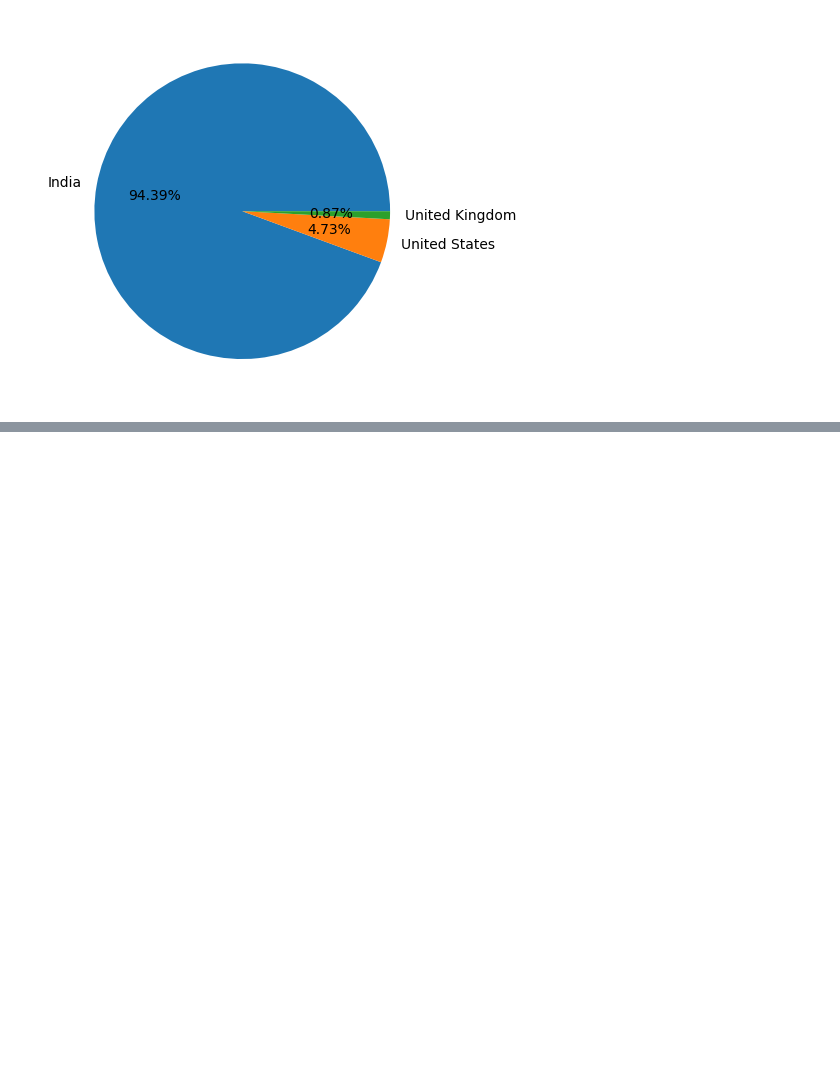
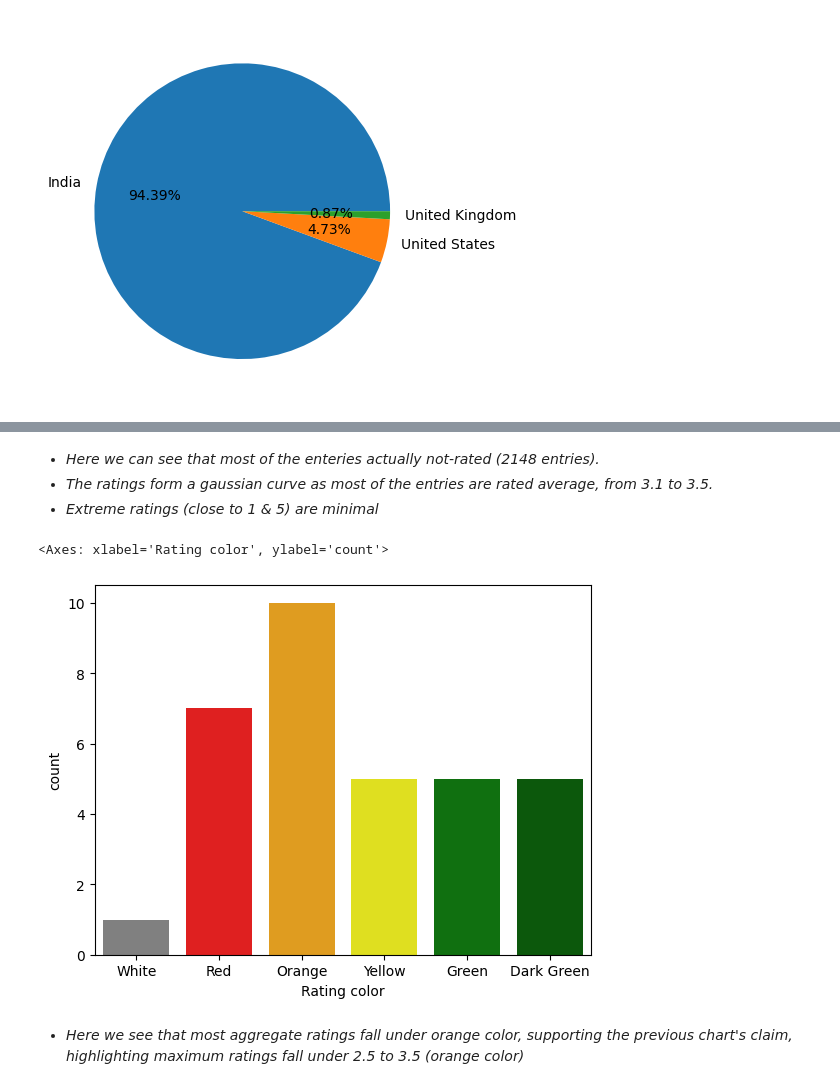
Before and after one commit to Mubashirr101/Practice-Kernels, a Jupyter notebook: EDA/eda.ipynb, the cells around one changed output, grey strips where cells are left out. Saved outputs shown, nothing was run; the diff lists cells and outputs as text; code cells hidden in the pictures; blank space fills up the shorter version.

```diff
--- a/EDA/eda.ipynb
+++ b/EDA/eda.ipynb
@@ -232,0 +265,11 @@ plt.pie(country_counts[:3], labels=country_names[:3],autopct='%1.2f%%')
+# %% [markdown]
+- *Here we can see that most of the enteries actually not-rated (2148 entries).*
+- *The ratings form a gaussian curve as most of the entries are rated average, from 3.1 to 3.5.*
+- *Extreme ratings (close to 1 & 5) are minimal*
+# %%
+sns.countplot(x=ratings['Rating color'],hue=ratings['Rating color'],palette=['grey','red','orange','yellow','green','darkgreen'])
+# %% [output]
+<Axes: xlabel='Rating color', ylabel='count'>
+[figure, added]
+# %% [markdown]
+- *Here we see that most aggregate ratings fall under orange color, supporting the previous chart's claim, highlighting maximum ratings fall under 2.5 to 3.5 (orange color)*
```
Also changed, not shown: parts of 5 cells of this notebook.
